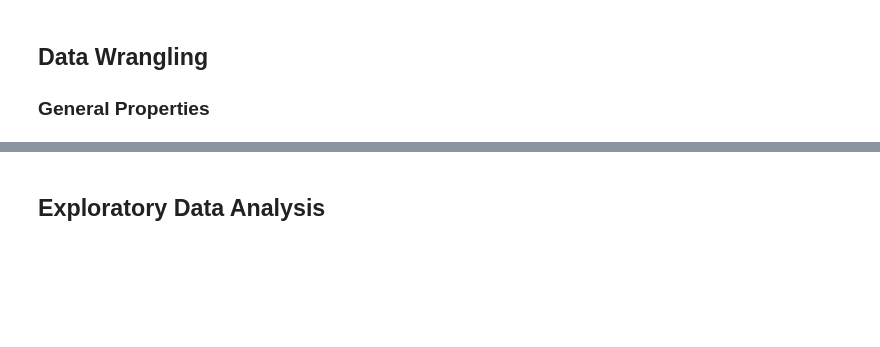
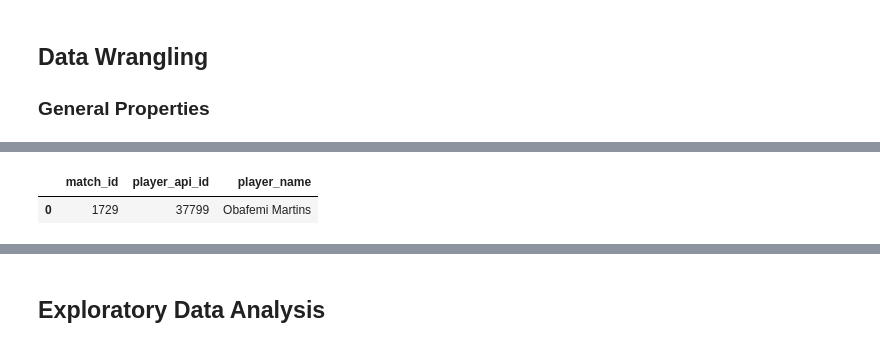
Before and after one commit to aleromar/DescriptiveFootieOdds, a Jupyter notebook: reportARM.ipynb, the cells around one changed output, grey strips where cells are left out. Saved outputs shown, nothing was run; the diff lists cells and outputs as text; code cells hidden in the pictures; blank space fills up the shorter version.

```diff
--- a/reportARM.ipynb
+++ b/reportARM.ipynb
@@ -50,0 +247,10 @@ Also, worth mentioning that I've copied from [here](https://www.kaggle.com/jiezi
+# %%
+goalInfo = goalInfo[['match_id','player1']].dropna()
+goalInfo['player1'] = goalInfo.player1.astype(int)
+# Now add this information by doing a JOIN
+goalInfo = goalInfo.merge(df_players,left_on='player1', right_on='player_api_id')
+goalInfo.drop(columns='player1',inplace=True)
+goalInfo.head(1)
+# %% [output]
+|  | match_id | player_api_id | player_name |
+| 0 | 1729 | 37799 | Obafemi Martins |
```
Also changed, not shown: parts of 26 cells of this notebook.
